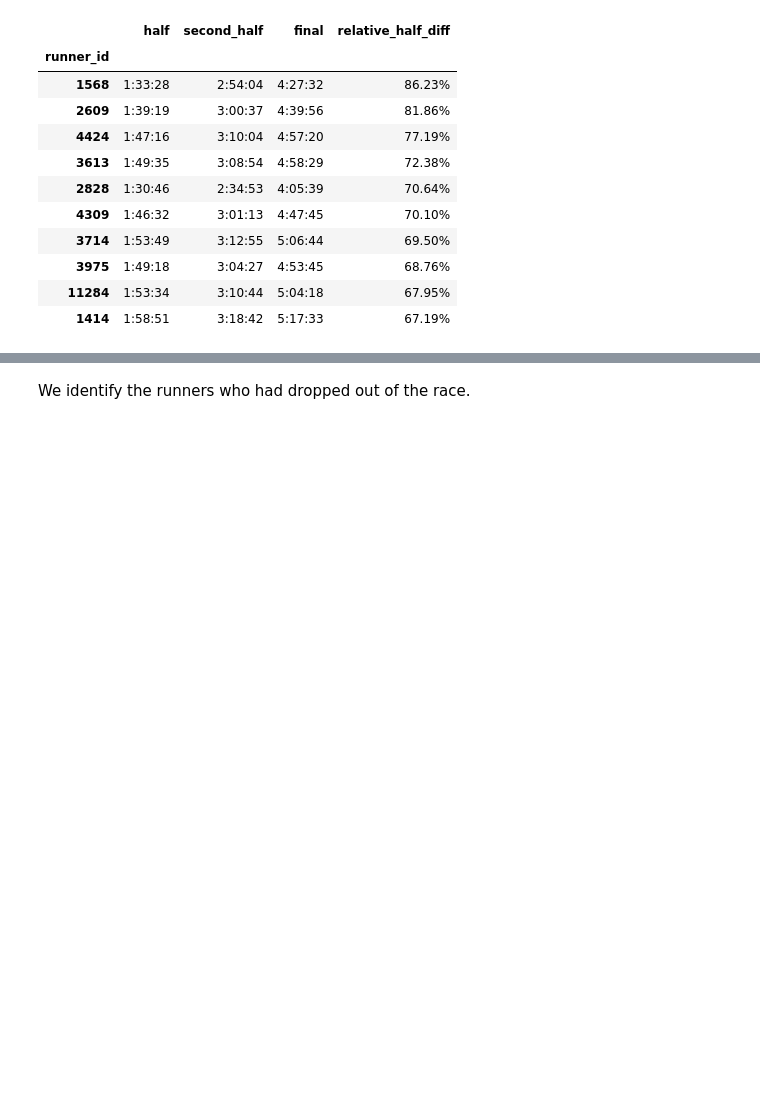
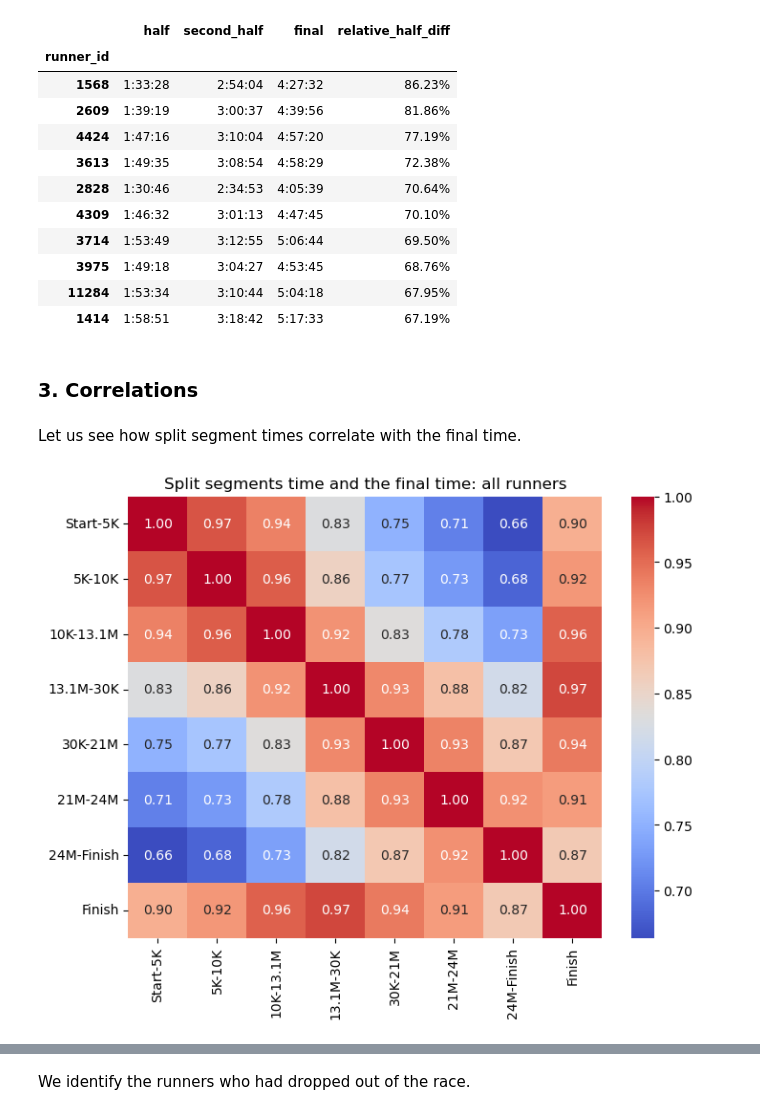
Before and after one commit to bshk003/mtecresults-analysis, a Jupyter notebook: notebooks/02-data_analysis-tcm2013.ipynb, the cells around one changed output, grey strips where cells are left out. Saved outputs shown, nothing was run; the diff lists cells and outputs as text; code cells hidden in the pictures; blank space fills up the shorter version.

Commit message:
Add correlation matrix

```diff
--- a/notebooks/02-data_analysis-tcm2013.ipynb
+++ b/notebooks/02-data_analysis-tcm2013.ipynb
@@ -816,3 +816,19 @@ positive_splits_table
 | 3975 | 1:49:18 | 3:04:27 | 4:53:45 | 68.76% |
 | 11284 | 1:53:34 | 3:10:44 | 5:04:18 | 67.95% |
 | 1414 | 1:58:51 | 3:18:42 | 5:17:33 | 67.19% |
+# %% [markdown]
+### 3. Correlations
+# %% [markdown]
+Let us see how split segment times correlate with the final time.
+# %%
+correlation_df = df[segment_time_columns + ['final']]
+correlation_matrix = correlation_df.corr()
+
+plt.figure(figsize=(8, 6))
+sns.heatmap(correlation_matrix,
+            xticklabels = segment_labels + ['Finish'], yticklabels=segment_labels + ['Finish'],
+            annot=True, cmap='coolwarm', fmt='.2f')
+plt.title('Split segments time and the final time: all runners')
+plt.show()
+# %% [output]
+[figure, added]
```
Also changed, not shown: parts of 3 cells of this notebook, 1 other file.
